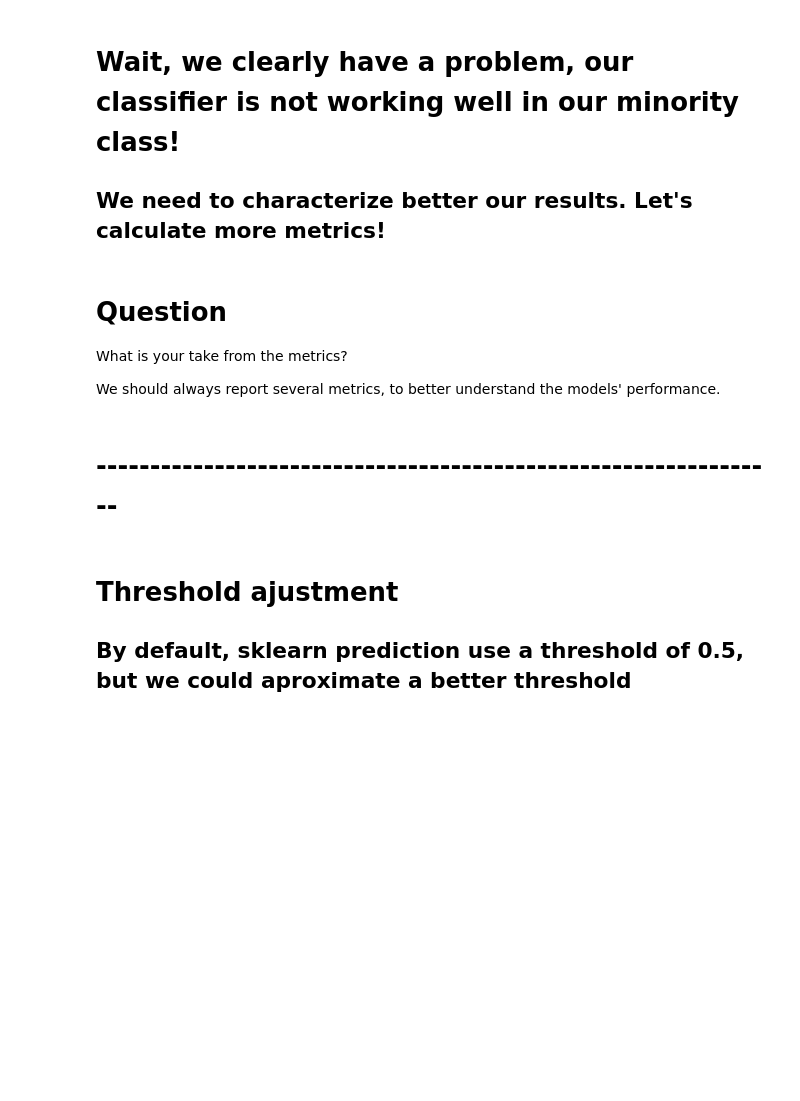
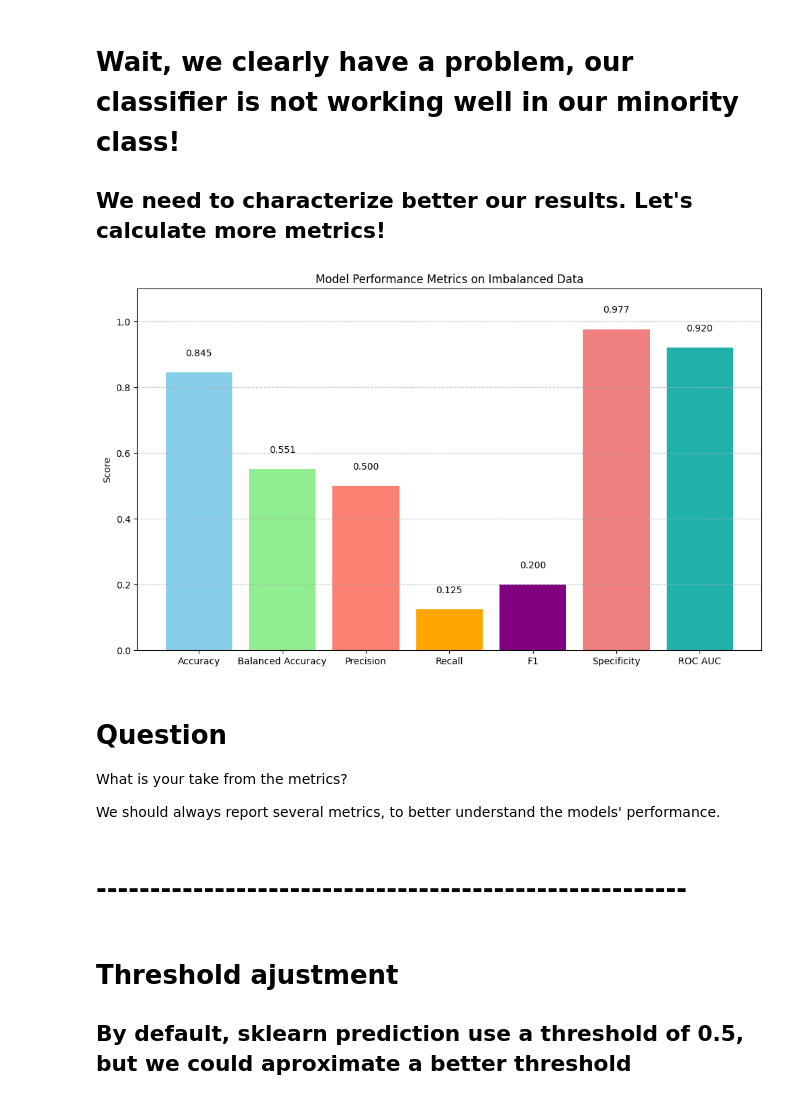
Before and after one commit to N-Nieto/OHBM_SEA-SIG_Educational_Course, a Jupyter notebook: 03_pitfalls/03_03_imbalance_on_metrics.ipynb, the cells around one changed output. Saved outputs shown, nothing was run; the diff lists cells and outputs as text; code cells hidden in the pictures; blank space fills up the shorter version.

```diff
--- a/03_pitfalls/03_03_imbalance_on_metrics.ipynb
+++ b/03_pitfalls/03_03_imbalance_on_metrics.ipynb
@@ -167,35 +164,38 @@ metrics = {
     "Precision": precision_score(y_test, y_pred),
     "Recall": recall_score(y_test, y_pred),
     "F1": f1_score(y_test, y_pred),
-    "Specificity": sensitivity_specificity_support(y_test, y_pred)[0][0],
+    "Specificity": specificity_score(y_test, y_pred),
     "ROC AUC": roc_auc_score(y_test, y_proba),
 }
 
 
 # Plot metrics
 plt.figure(figsize=(12, 7))
 plt.grid(axis="y", linestyle="--", alpha=0.7)
 
 plt.bar(
     metrics.keys(),
     metrics.values(),
     color=[
         "skyblue",
         "lightgreen",
         "salmon",
         "orange",
         "purple",
         "lightcoral",
         "lightseagreen",
     ],
 )
 plt.title("Model Performance Metrics on Imbalanced Data")
 plt.ylim(0, 1.1)
+plt.grid(axis="y", linestyle="--", alpha=0.7)
 
 plt.ylabel("Score")
 for i, v in enumerate(metrics.values()):
     plt.text(i, v + 0.05, f"{v:.3f}", ha="center")
 plt.show()
+# %% [output]
+[figure, added]
 # %% [markdown]
 # Question
 
@@ -203,7 +203,7 @@ What is your take from the metrics?
 
 We should always report several metrics, to better understand the models' performance.
 # %% [markdown]
-# ----------------------------------------------------------------
+# -------------------------------------------------------
 # %% [markdown]
 # Threshold ajustment
 
```
Also changed, not shown: parts of 8 cells of this notebook, 3 other files.
